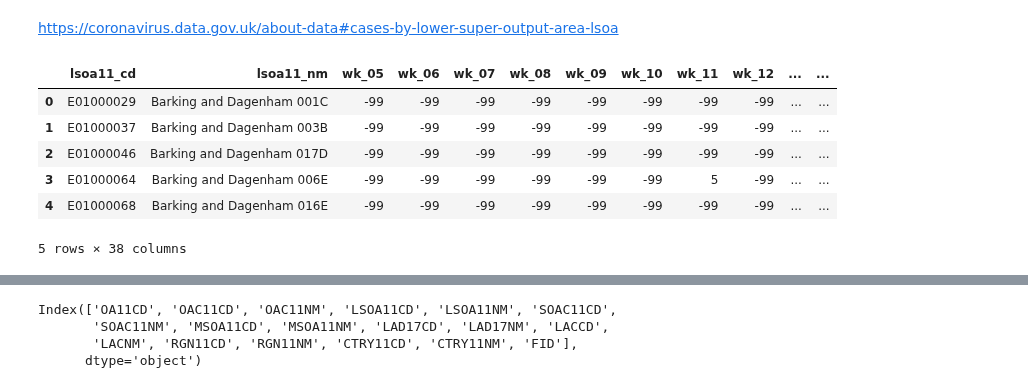
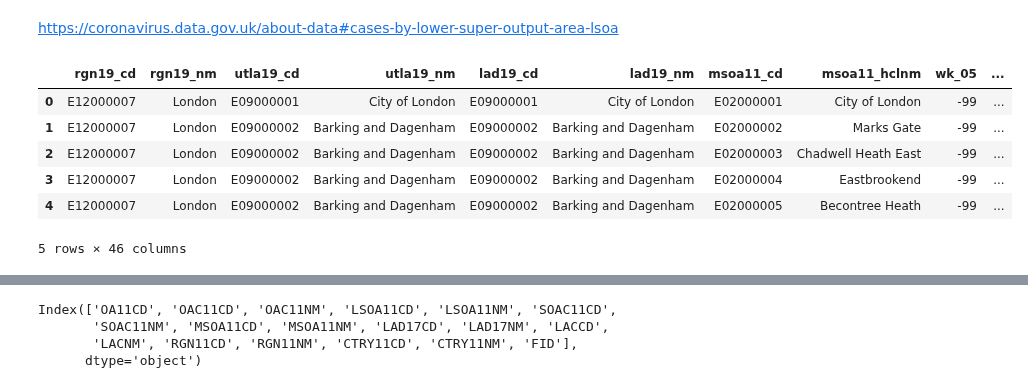
Before and after one commit to andrewcgaitskell/virus-data-voila, a Jupyter notebook: notebooks/Maps/PopLSOATrendData.ipynb, the cells around one changed output, grey strips where cells are left out. Cells and saved outputs as stored; diff of their text form; code cells hidden in the pictures.

```diff
--- a/notebooks/Maps/PopLSOATrendData.ipynb
+++ b/notebooks/Maps/PopLSOATrendData.ipynb
@@ -9,17 +9,17 @@ import csv
 # %% [markdown]
 https://coronavirus.data.gov.uk/about-data#cases-by-lower-super-output-area-lsoa
 # %%
-path2file = '/home/jupyterlab/data/LSOAs_latest.csv'
+path2file = '/home/jupyterlab/data/MSOAs_latest.csv'
 # %%
-lsoa_latest_df = pd.read_csv(path2file)
+msoa_latest_df = pd.read_csv(path2file)
 # %%
-lsoa_latest_df.head(5)
+msoa_latest_df.head(5)
 # %% [output]
-|  | lsoa11_cd | lsoa11_nm | wk_05 | wk_06 | wk_07 | wk_08 | wk_09 | wk_10 | wk_11 | wk_12 | ... | ... |
-| 0 | E01000029 | Barking and Dagenham 001C | -99 | -99 | -99 | -99 | -99 | -99 | -99 | -99 | ... | ... |
-| 1 | E01000037 | Barking and Dagenham 003B | -99 | -99 | -99 | -99 | -99 | -99 | -99 | -99 | ... | ... |
-| 2 | E01000046 | Barking and Dagenham 017D | -99 | -99 | -99 | -99 | -99 | -99 | -99 | -99 | ... | ... |
-| 3 | E01000064 | Barking and Dagenham 006E | -99 | -99 | -99 | -99 | -99 | -99 | 5 | -99 | ... | ... |
-| 4 | E01000068 | Barking and Dagenham 016E | -99 | -99 | -99 | -99 | -99 | -99 | -99 | -99 | ... | ... |
+|  | rgn19_cd | rgn19_nm | utla19_cd | utla19_nm | lad19_cd | lad19_nm | msoa11_cd | msoa11_hclnm | wk_05 | ... |
+| 0 | E12000007 | London | E09000001 | City of London | E09000001 | City of London | E02000001 | City of London | -99 | ... |
+| 1 | E12000007 | London | E09000002 | Barking and Dagenham | E09000002 | Barking and Dagenham | E02000002 | Marks Gate | -99 | ... |
+| 2 | E12000007 | London | E09000002 | Barking and Dagenham | E09000002 | Barking and Dagenham | E02000003 | Chadwell Heath East | -99 | ... |
+| 3 | E12000007 | London | E09000002 | Barking and Dagenham | E09000002 | Barking and Dagenham | E02000004 | Eastbrookend | -99 | ... |
+| 4 | E12000007 | London | E09000002 | Barking and Dagenham | E09000002 | Barking and Dagenham | E02000005 | Becontree Heath | -99 | ... |
-5 rows × 38 columns
+5 rows × 46 columns
 # %%
```
Also changed, not shown: parts of 27 cells of this notebook, 10 other files.
